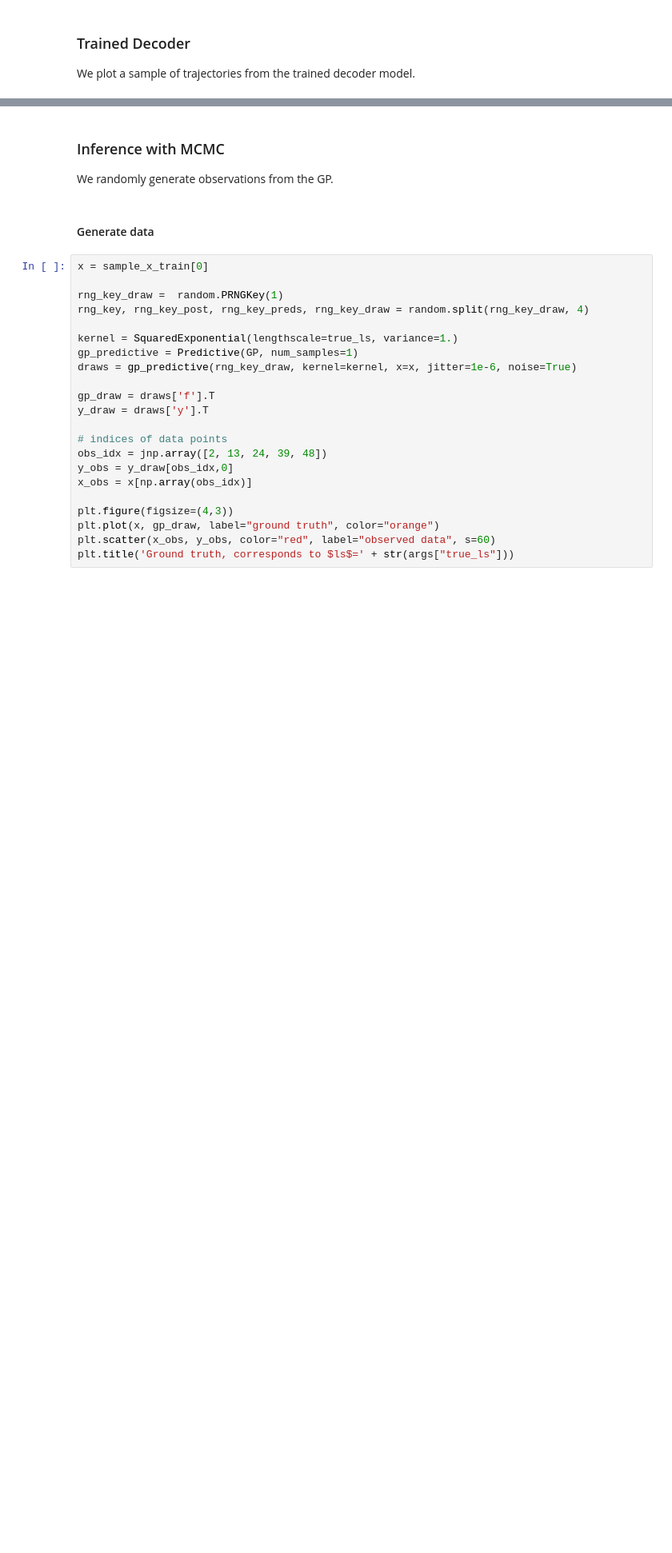
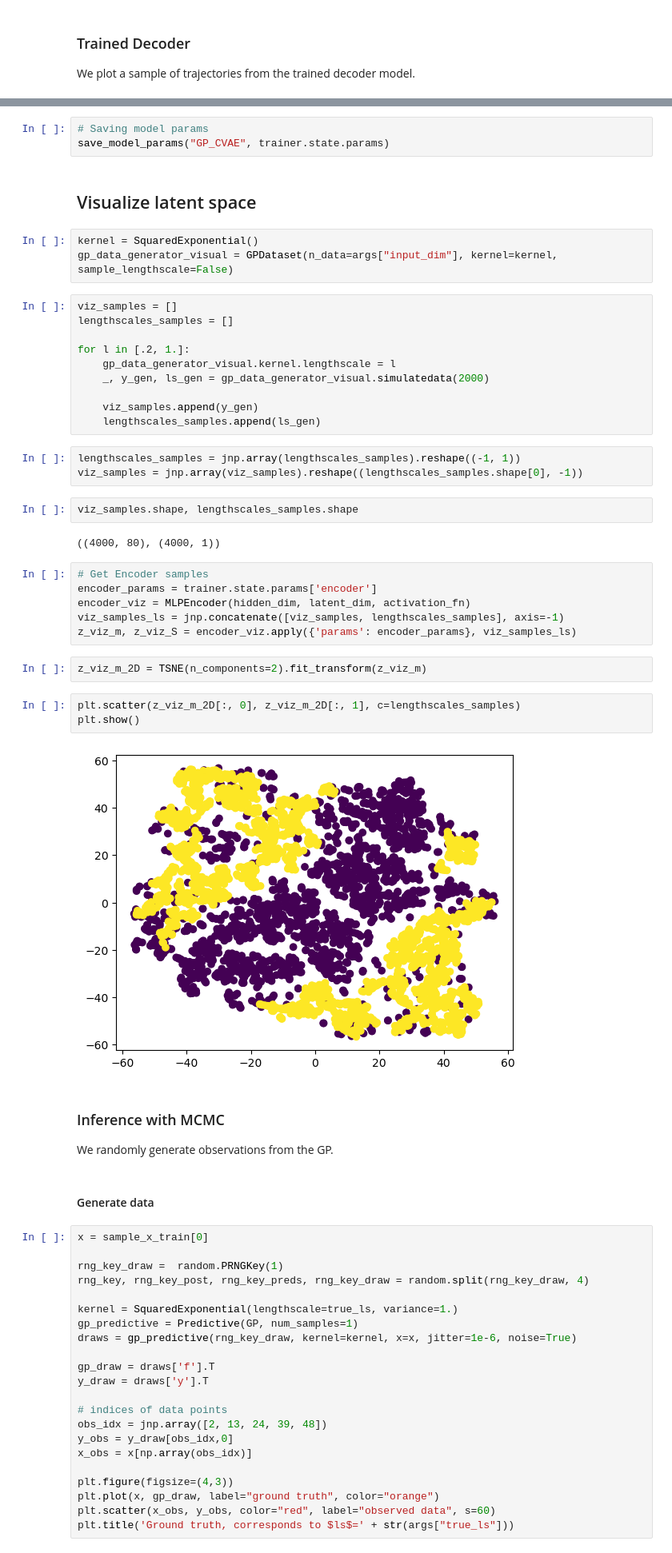
Before and after one commit to elizavetasemenova/PriorCVAE_JAX, a Jupyter notebook: examples/GP-PriorCVAE.ipynb, the cells around one changed output, grey strips where cells are left out. Shown at 80% size. Cells and saved outputs as stored; diff of their text form; blank space fills up the shorter version.

```diff
--- a/examples/GP-PriorCVAE.ipynb
+++ b/examples/GP-PriorCVAE.ipynb
@@ -181,3 +182,41 @@ plt.show()
+# %%
+# Saving model params
+save_model_params("GP_CVAE", trainer.state.params)
+# %% [markdown]
+## Visualize latent space
+# %%
+kernel = SquaredExponential()
+gp_data_generator_visual = GPDataset(n_data=args["input_dim"], kernel=kernel, sample_lengthscale=False)
+# %%
+viz_samples = []
+lengthscales_samples = []
+
+for l in [.2, 1.]:
+    gp_data_generator_visual.kernel.lengthscale = l
+    _, y_gen, ls_gen = gp_data_generator_visual.simulatedata(2000)
+
+    viz_samples.append(y_gen)
+    lengthscales_samples.append(ls_gen)
+# %%
+lengthscales_samples = jnp.array(lengthscales_samples).reshape((-1, 1))
+viz_samples = jnp.array(viz_samples).reshape((lengthscales_samples.shape[0], -1))
+# %%
+viz_samples.shape, lengthscales_samples.shape
+# %% [output]
+((4000, 80), (4000, 1))
+# %%
+# Get Encoder samples
+encoder_params = trainer.state.params['encoder']
+encoder_viz = MLPEncoder(hidden_dim, latent_dim, activation_fn)
+viz_samples_ls = jnp.concatenate([viz_samples, lengthscales_samples], axis=-1)
+z_viz_m, z_viz_S = encoder_viz.apply({'params': encoder_params}, viz_samples_ls)
+# %%
+z_viz_m_2D = TSNE(n_components=2).fit_transform(z_viz_m)
+# %%
+plt.scatter(z_viz_m_2D[:, 0], z_viz_m_2D[:, 1], c=lengthscales_samples)
+plt.show()
+# %% [output]
+[figure, added]
 # %% [markdown]
 ### Inference with MCMC
 
```
Also changed, not shown: parts of 10 cells of this notebook, 3 other files.
